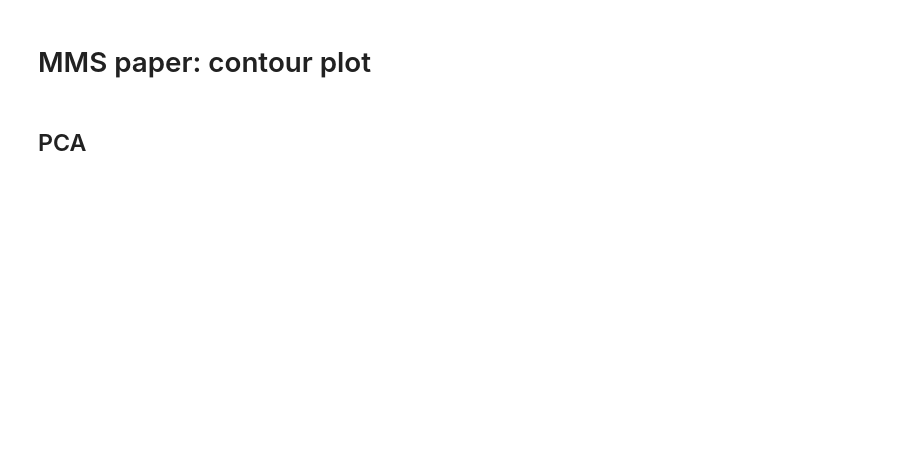
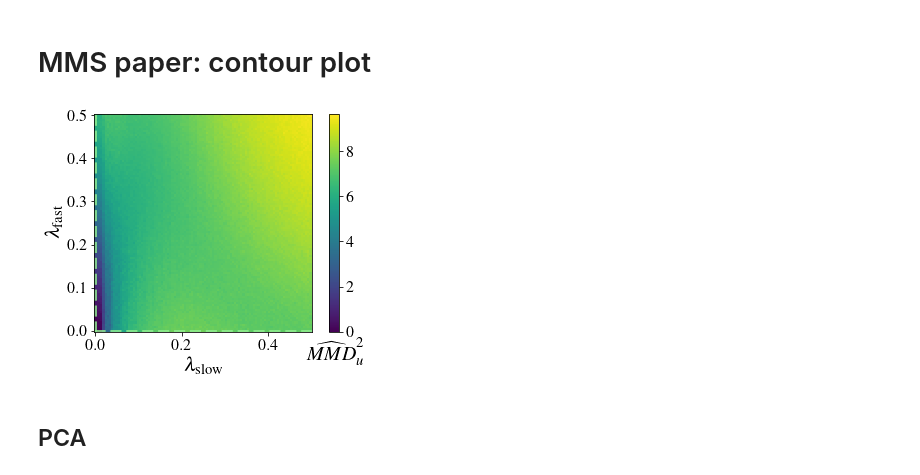
Before and after one commit to marvinschmitt/ModelMisspecificationBF, a Jupyter notebook: abf_ddm_unbounded_bf.ipynb, the cells around one changed output. Drawn from its saved outputs; the diff is of its cells as text; code cells hidden in the pictures; blank space fills up the shorter version.

```diff
--- a/abf_ddm_unbounded_bf.ipynb
+++ b/abf_ddm_unbounded_bf.ipynb
@@ -359,21 +364,0 @@ plt.savefig(f"plots/abf_ddm_pairplot_legend.{FILEFORMAT}", bbox_inches="tight",
-# %%
-def dm_contamination_MMD_analysis(theta, x, contamination_distribution):
-    z_psi = np.array(trainer.network.summary_net(x))
-
-    mu_z_psi = np.mean(z_psi, axis=0)
-    cov_z_psi = np.cov(z_psi, rowvar=False)
-
-    C = np.linspace(0.0, 1.0, num=21)
-    MMD = np.zeros_like(C)
-
-    for i, c in enumerate(C):
-        x_o = contaminate_dm_data(x, contamination_dist=contamination_distribution, c=c)
-        s_o = np.array(trainer.network.summary_net(x_o))
-        MMD[i] = float(maximum_mean_discrepancy(s_o, z_psi, unbiased=True))
-
-    return C, MMD
-
-theta, x = trainer._forward_inference(300, 100)
-C, MMD_fast = dm_contamination_MMD_analysis(theta, x, contamination_dist_fast_guesses)
-C, MMD_slow = dm_contamination_MMD_analysis(theta, x, contamination_dist_slow_responses)
-C, MMD_fast_slow = dm_contamination_MMD_analysis(theta, x, contamination_dist_fast_and_slow)
@@ -398,7 +366,7 @@ plt.show()
 # MMS paper: contour plot
 # %%
 def contamination_dist_fast_guesses(percentiles, n):
-    return np.random.uniform(0.0, percentiles[10], n)
+    return np.random.uniform(0.1, percentiles[10], n)
 
 def contamination_dist_slow_responses(percentiles, n):
     return np.random.uniform(percentiles[75], 10.0, n)
@@ -461,35 +429,37 @@ slow_grid, fast_grid = np.meshgrid(slow_list, fast_list)
 if RERUN_GRID_EXPERIMENT:
     _, x = trainer._forward_inference(200, 100)
     z_psi = np.array(trainer.network.summary_net(x))
 
     MMD = np.zeros((n_fast, n_slow))
     for i in tqdm(range(n_fast)):
         for j in range(n_slow):
             c_slow = slow_grid[i, j]
             c_fast = fast_grid[i, j]
             _, x_o = generative_model(200, 100)
 
             x_o = contaminate_dm_data_grid(x, c_slow=c_slow, c_fast=c_fast)
             s_o = np.array(trainer.network.summary_net(x_o))
 
             MMD[i, j] = float(maximum_mean_discrepancy(s_o, z_psi, unbiased=True))
 
     np.save(f"data/MMD_grid_experiments/MMD_DDM_grid.npy", MMD)
 
 MMD = np.load(f"data/MMD_grid_experiments/MMD_DDM_grid.npy")
 plt.figure()
 plt.gca().set_aspect('equal', adjustable='box')
 
 plt.pcolor(slow_grid, fast_grid, MMD, shading="nearest", rasterized=True)
-plt.xlabel(r"$c_{\mathrm{slow}}$")
-plt.ylabel(r"$c_{\mathrm{fast}}$")
+plt.xlabel(r"$\lambda_{\mathrm{slow}}$")
+plt.ylabel(r"$\lambda_{\mathrm{fast}}$")
 plt.axhline(y=0.0, linestyle="--", color="lightgreen", alpha=.80, linewidth=3)
 plt.axvline(x=0.0, linestyle="--", color="lightgreen", alpha=.80, linewidth=3)
 
 cbar = plt.colorbar()
 cbar.ax.set_xlabel(r"$\widehat{MMD}^2_u$")
 
 plt.savefig(f"plots/abf_ddm_grid.{FILEFORMAT}", bbox_inches="tight")
+# %% [output]
+[figure, added]
 # %% [markdown]
 ## PCA
 # %%
```
Also changed, not shown: parts of 23 cells of this notebook.
